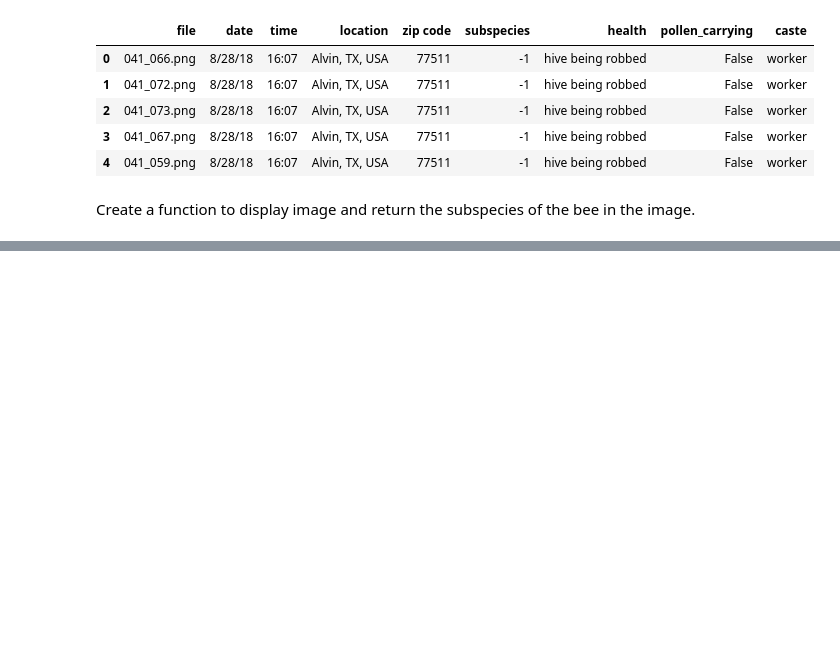
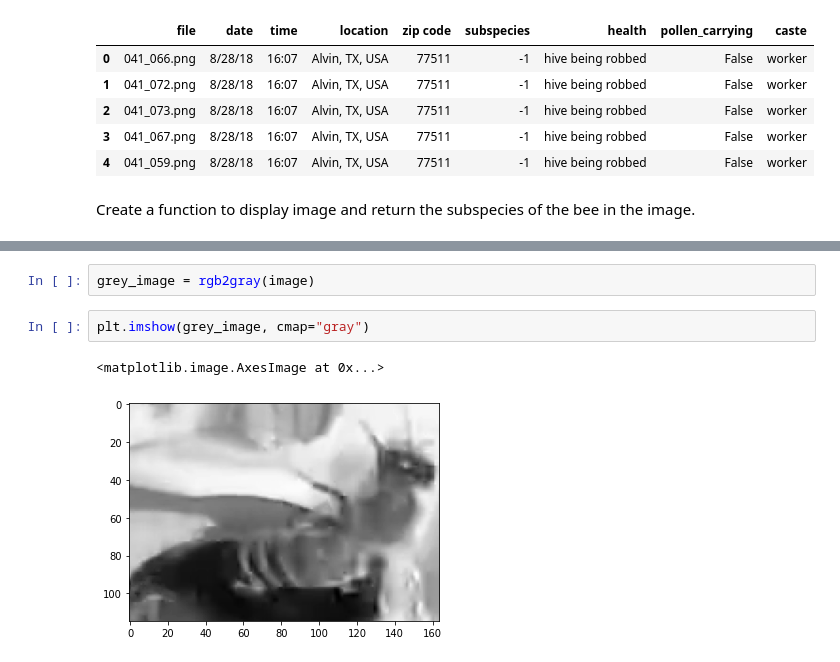
Before and after one commit to whatiskeptiname/Bee-Classifier, a Jupyter notebook: SVM.ipynb, the cells around one changed output, grey strips where cells are left out. Saved outputs shown, nothing was run; the diff lists cells and outputs as text; blank space fills up the shorter version.

```diff
--- a/SVM.ipynb
+++ b/SVM.ipynb
@@ -96,0 +118,7 @@ show_image(5171)
+# %%
+grey_image = rgb2gray(image)
+# %%
+plt.imshow(grey_image, cmap="gray")
+# %% [output]
+<matplotlib.image.AxesImage at 0x...>
+[figure, added]
```
Also changed, not shown: parts of 5 cells of this notebook.
